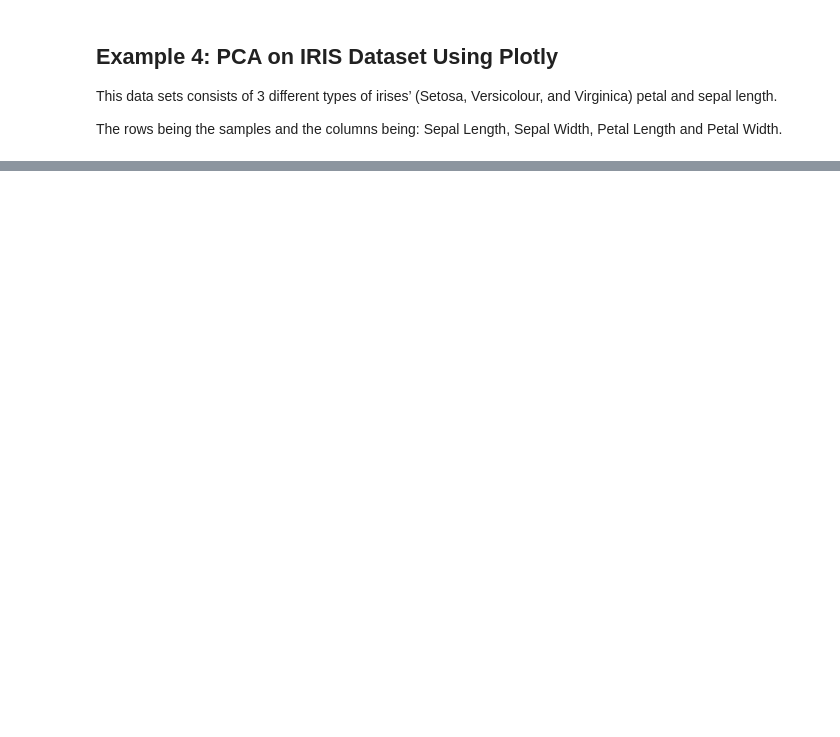
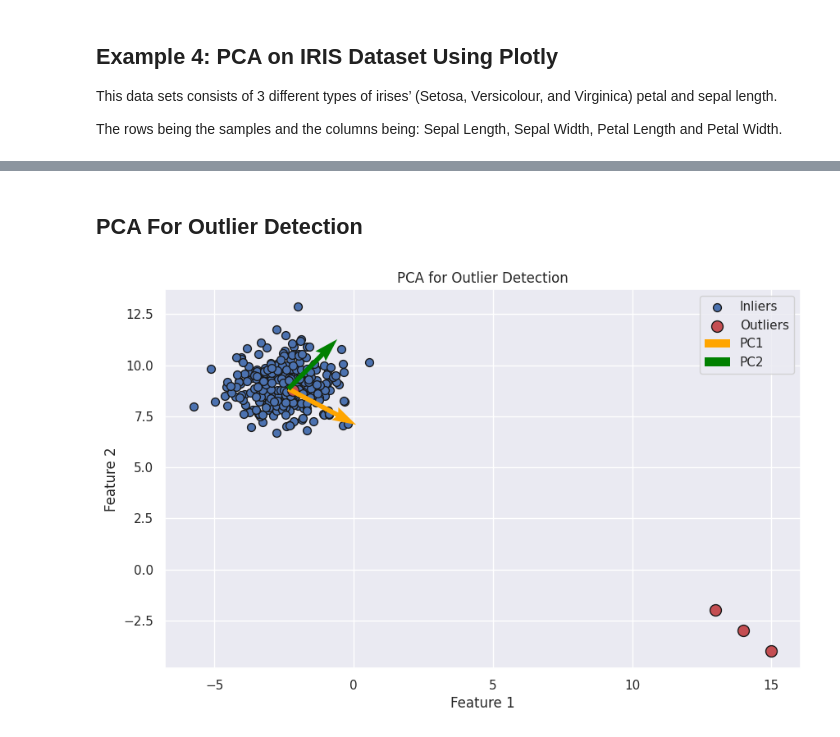
Before and after one commit to kelixirr/AI-Projects, a Jupyter notebook: pca-examples-implementation-using-numpy-sklearn.ipynb, the cells around one changed output, grey strips where cells are left out. Drawn from its saved outputs; the diff is of its cells as text; code cells hidden in the pictures; blank space fills up the shorter version.

```diff
--- a/pca-examples-implementation-using-numpy-sklearn.ipynb
+++ b/pca-examples-implementation-using-numpy-sklearn.ipynb
@@ -584,3 +584,50 @@ px.area(
 )
 # %% [output]
 [interactive output not drawn]
+# %% [markdown]
+## PCA For Outlier Detection
+# %%
+import numpy as np
+import matplotlib.pyplot as plt
+from sklearn.decomposition import PCA
+from sklearn.datasets import make_blobs
+
+# Generate a synthetic dataset with outliers for demonstration
+np.random.seed(42)
+X, _ = make_blobs(n_samples=300, centers=1, cluster_std=1.0, random_state=42)
+outliers = np.array([[15, -4], [14, -3], [13, -2]])  # Add outliers
+X = np.vstack([X, outliers])
+
+# Apply PCA
+pca = PCA(n_components=2)
+X_pca = pca.fit_transform(X)
+
+# Calculate reconstruction errors (squared Mahalanobis distances)
+reconstruction_errors = np.sum((X - pca.inverse_transform(X_pca))**2, axis=1)
+
+# Set a threshold for detecting outliers (adjust as needed)
+threshold = np.percentile(reconstruction_errors, 95)
+
+# Plot the data and outliers
+plt.figure(figsize=(10, 6))
+
+# Plot the data points
+plt.scatter(X[:, 0], X[:, 1], c='b', marker='o', edgecolors='k', s=50, label='Inliers')
+
+# Highlight the outliers
+outliers_mask = reconstruction_errors > threshold
+plt.scatter(X[outliers_mask, 0], X[outliers_mask, 1], c='r', marker='o', edgecolors='k', s=100, label='Outliers')
+
+# Plot the principal components (eigenvectors)
+origin = pca.mean_
+components = pca.components_.T * 3  # Scale for better visualization
+plt.quiver(*origin, *components[:, 0], color='orange', scale=1, scale_units='xy', angles='xy', label='PC1')
+plt.quiver(*origin, *components[:, 1], color='green', scale=1, scale_units='xy', angles='xy', label='PC2')
+
+plt.title('PCA for Outlier Detection')
+plt.xlabel('Feature 1')
+plt.ylabel('Feature 2')
+plt.legend()
+plt.show()
+# %% [output]
+[figure, added]
```
Also changed, not shown: parts of 3 cells of this notebook.
